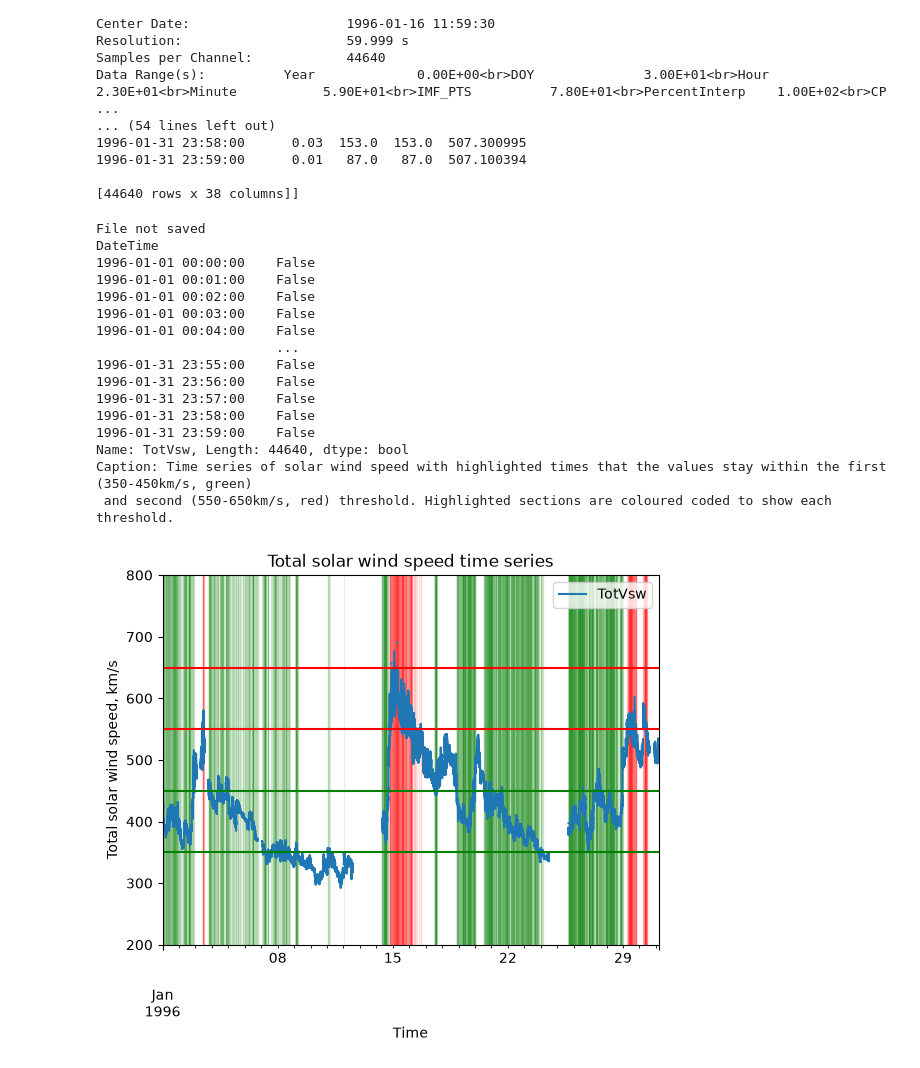
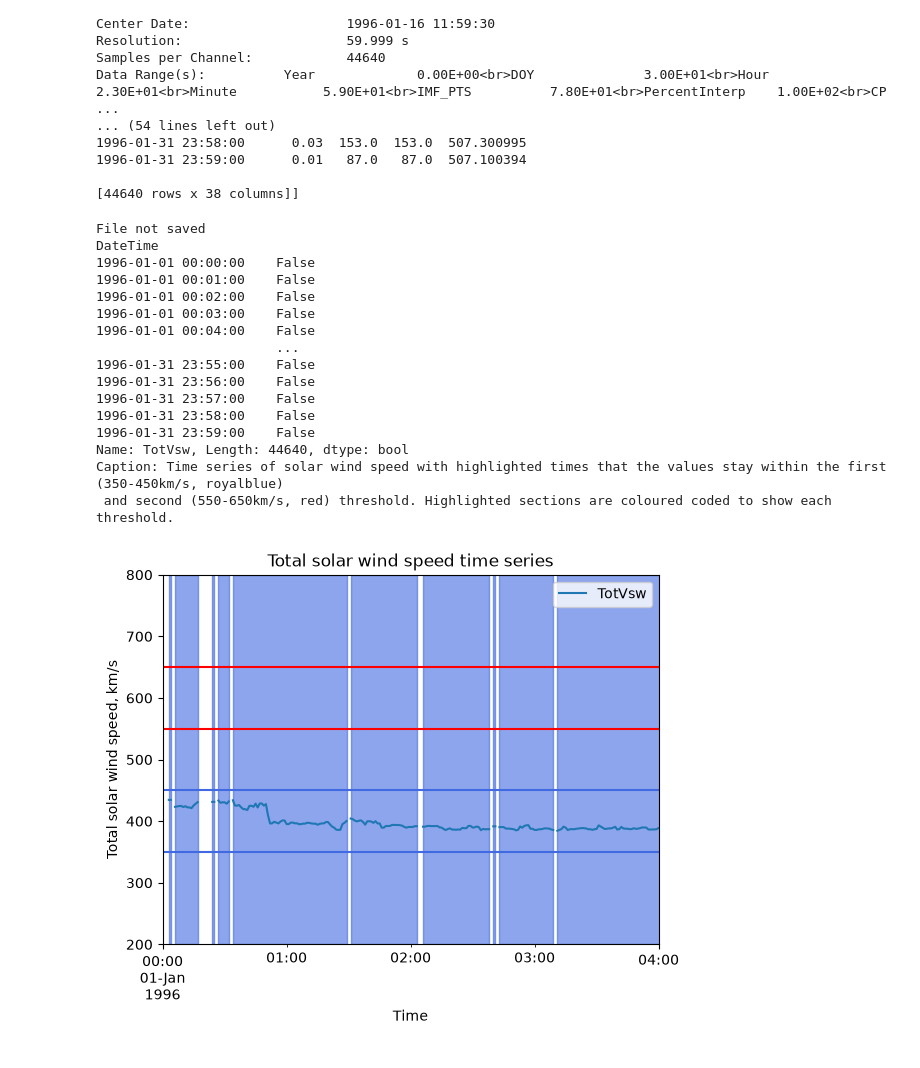
Before and after one commit to rahyndman/SolarWindCode, a Jupyter notebook: SteadinessTesting.ipynb, the cells around one changed output. Saved outputs shown, nothing was run; the diff lists cells and outputs as text; code cells hidden in the pictures.

```diff
--- a/SteadinessTesting.ipynb
+++ b/SteadinessTesting.ipynb
@@ -1,6 +1,9 @@
 # %%
 %run BaseFiles/Imports.ipynb
 %run BaseFiles/Functions.ipynb
+
+colour1 = "royalblue"
+colour2 = "red"
 # %%
 # Places to get and save files
 DataDirectory = "Data/windData/"
@@ -60,8 +63,10 @@ Data Range(s):          Year             0.00E+00<br>DOY              3.00E+01<b
 [44640 rows x 38 columns]]
 # %%
 timestart = "1996-01-01 00:00"
-timeend = "1996-01-31 04:00"
+timeend = "1996-01-01 04:00"
 PlotVsw(dataTimeSerieses[0], Columns=["TotVsw"], XLim =[timestart, timeend], YLim = [200,800])
+
+Alpha = 0.6
 
 # FirstBaseValue = 400
 # SecondBaseValue = 600
@@ -111,8 +116,8 @@ PlotVsw(dataTimeSerieses[0], Columns=["TotVsw"], XLim =[timestart, timeend], YLi
 FirstBaseValue = 400
 AbsoluteThreshold = 50
 
-plt.hlines(FirstBaseValue + AbsoluteThreshold, xmin = timestart, xmax = timeend, color="green")
-plt.hlines(FirstBaseValue - AbsoluteThreshold, xmin = timestart, xmax = timeend, color="green")
+plt.hlines(FirstBaseValue + AbsoluteThreshold, xmin = timestart, xmax = timeend, color=colour1)
+plt.hlines(FirstBaseValue - AbsoluteThreshold, xmin = timestart, xmax = timeend, color=colour1)
 
 maskFirst = dataTimeSerieses[0].to_dataframe()["TotVsw"].between(FirstBaseValue-AbsoluteThreshold, FirstBaseValue+AbsoluteThreshold)
 
@@ -137,7 +142,7 @@ for x in range(len(maskFirst)):
 for y in range(len(starts)):
     # print(y)
     # plt.axvspan(starts[y], ends[y], ymin = FirstBaseValue-AbsoluteThreshold, ymax = FirstBaseValue+AbsoluteThreshold, color = "green", alpha = 0.1)
-    plt.axvspan(starts[y], ends[y], color = "green", alpha = 0.1)
+    plt.axvspan(starts[y], ends[y], color = colour1, alpha = Alpha)
 
 
 
@@ -145,8 +150,8 @@ for y in range(len(starts)):
 SecondBaseValue = 600
 AbsoluteThreshold = 50
 
-plt.hlines(SecondBaseValue + AbsoluteThreshold, xmin = timestart, xmax = timeend, color="red")
-plt.hlines(SecondBaseValue - AbsoluteThreshold, xmin = timestart, xmax = timeend, color="red")
+plt.hlines(SecondBaseValue + AbsoluteThreshold, xmin = timestart, xmax = timeend, color= colour2)
+plt.hlines(SecondBaseValue - AbsoluteThreshold, xmin = timestart, xmax = timeend, color= colour2)
 
 maskSecond = dataTimeSerieses[0].to_dataframe()["TotVsw"].between(SecondBaseValue-AbsoluteThreshold, SecondBaseValue+AbsoluteThreshold)
 print(maskSecond)
@@ -172,14 +177,14 @@ for x in range(len(maskSecond)):
 for y in range(len(startsSecond)):
     # print(y)
     # plt.axvspan(startsSecond[y], endsSecond[y], ymin = SecondBaseValue-AbsoluteThreshold, ymax = SecondBaseValue+AbsoluteThreshold, color = "red", alpha = 0.1)
-    plt.axvspan(startsSecond[y], endsSecond[y], color = "red", alpha = 0.1)
+    plt.axvspan(startsSecond[y], endsSecond[y], color = colour2, alpha = Alpha)
 
 
 #General plot settings
 plt.title("Total solar wind speed time series")
 plt.xlabel("Time")
 plt.ylabel("Total solar wind speed, km/s")
-print("Caption: Time series of solar wind speed with highlighted times that the values stay within the first (350-450km/s, green)\n and second (550-650km/s, red) threshold. Highlighted sections are coloured coded to show each threshold.")
+print("Caption: Time series of solar wind speed with highlighted times that the values stay within the first ("+ str(FirstBaseValue-AbsoluteThreshold) + "-" + str(FirstBaseValue+AbsoluteThreshold)+"km/s, "+ colour1+")\n and second ("+ str(SecondBaseValue-AbsoluteThreshold) + "-" + str(SecondBaseValue+AbsoluteThreshold)+"km/s, "+ colour2+") threshold. Highlighted sections are coloured coded to show each threshold.")
 
 # for x in range(len(mask)):
 #     if mask[x]
@@ -189,35 +194,35 @@ print("Caption: Time series of solar wind speed with highlighted times that the
 # print(InThreshold)
 # TimeSeries(InThreshold).plot(columns="TotVsw")
 # PlotVsw(TimeSeries(InThreshold), Columns=["TotVsw"], XLim =["1996-01-01 00:00", "1996-01-08 00:00"], YLim = [200,800])
 # dfOnlyCMEs = dataTimeSerieses[i].to_dataframe()[~MapForINDEX]
 
 # for x in dataTimeSerieses[0].to_dataframe()["TotVsw"]:
 #     if x > FirstBaseValue-AbsoluteThreshold and x < FirstBaseValue+AbsoluteThreshold:
 #         if x-1 < FirstBaseValue-AbsoluteThreshold or x-1 > FirstBaseValue+AbsoluteThreshold:
 #             print("dataTimeSerieses[0][" + str(x) + "] start of range")
 #             plt.vlines(x, ymin = 200, ymax = 800, color="green")
 #         if x+1 < FirstBaseValue-AbsoluteThreshold or x+1 > FirstBaseValue+AbsoluteThreshold:
 #             print("dataTimeSerieses[0][" + str(x) + "] end of range")
 #         else:
 #             print("not at start or end")
 # %% [output]
 File not saved
 DateTime
 1996-01-01 00:00:00    False
 1996-01-01 00:01:00    False
 1996-01-01 00:02:00    False
 1996-01-01 00:03:00    False
 1996-01-01 00:04:00    False
                        ...
 1996-01-31 23:55:00    False
 1996-01-31 23:56:00    False
 1996-01-31 23:57:00    False
 1996-01-31 23:58:00    False
 1996-01-31 23:59:00    False
 Name: TotVsw, Length: 44640, dtype: bool
-Caption: Time series of solar wind speed with highlighted times that the values stay within the first (350-450km/s, green)
+Caption: Time series of solar wind speed with highlighted times that the values stay within the first (350-450km/s, royalblue)
  and second (550-650km/s, red) threshold. Highlighted sections are coloured coded to show each threshold.
-[figure, old version]
+[figure, new version]
 # %%
 Bins = np.arange(0, 16000, 500)
 
```
Also changed, not shown: parts of 4 cells of this notebook.
